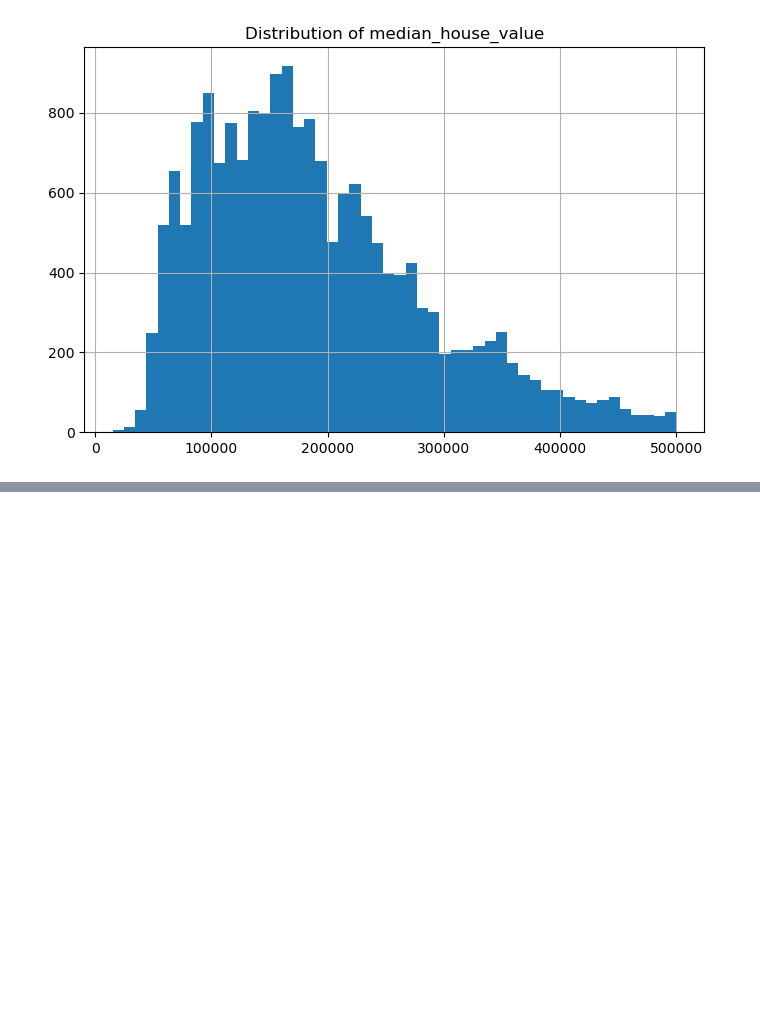
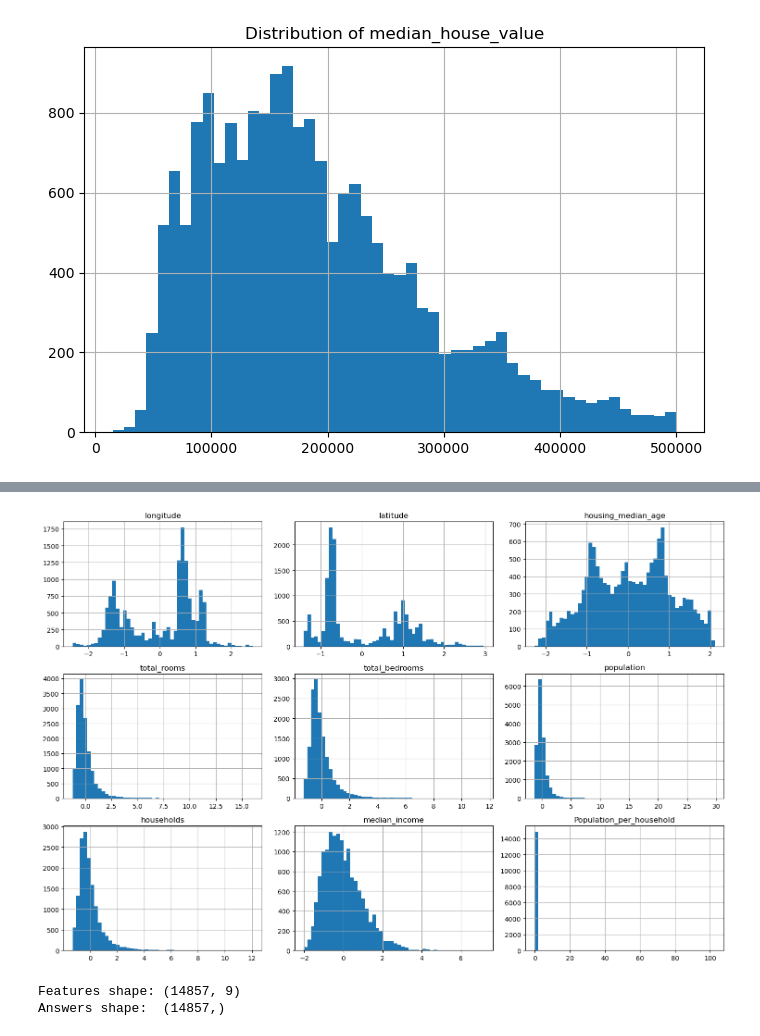
Before and after one commit to loveyadav1015/ML-MODEL-LR, a Jupyter notebook: model.ipynb, the cells around one changed output, grey strips where cells are left out. Saved outputs shown, nothing was run; the diff lists cells and outputs as text; code cells hidden in the pictures; blank space fills up the shorter version.

```diff
--- a/model.ipynb
+++ b/model.ipynb
@@ -72,6 +75,7 @@ plt.show()
 # %%
 # lets remove the non numerical data set.
 # removed the ocean_proximity as it don;t contain any numerical value for  linear regression model
+df = df.drop('ocean_proximity' , axis=1)
 # remove the data from median_house_value , housing_median_age as it contain unwanted spike
 # %%
 df = df.drop(df[df['median_house_value'] > 500000].index)
@@ -99,11 +104,4 @@ plt.show()
 # %% [output]
 [figure]
 # %%
-
-df.hist(bins=50, figsize=(15, 10))
-
-# This layout command stops the titles and axes from squishing together
-plt.tight_layout()
-
-# Display the plot
-plt.show()
+df['Population_per_household'] = df['population']/df['households']
@@ -111,0 +118,47 @@ plt.show()
+# %%
+#lets do feature scaling on all the feature except median_house_value as it is a target value.
+# I will use Z-Score normalization
+
+feature_column = ["longitude","latitude" , "housing_median_age" ,"total_rooms","total_bedrooms","population","households","median_income","Population_per_household"]
+X = df[feature_column]
+y = df["median_house_value"]
+# %%
+#splitting the data into 80% training and 20% testing
+X_train ,  X_test ,y_train , y_test = train_test_split(X,y,test_size=0.2,random_state=900)
+
+train_mean = X_train.mean()
+train_std = X_train.std()
+
+X_train_scaled = (X_train - train_mean)/train_std
+X_test_scaled = (X_test - train_mean) / train_std
+# %%
+X_train_scaled.hist(bins=50, figsize=(15, 10))
+
+# This layout command stops the titles and axes from squishing together
+plt.tight_layout()
+
+# Display the plot
+plt.show()
+# %% [output]
+[figure, added]
+# %%
+# lets start building algorithm
+X_train_scaled_np = X_train_scaled.to_numpy()
+y_train_np = y_train.to_numpy().flatten()
+
+#Initializing weight and baise
+w_init = np.zeros(X.shape[1])
+#w.shape = (9,)
+b_init = 0.0
+
+
+iterations = 1500
+
+alpha =  0.1
+
+
+print(f"Features shape: {X_train_scaled_np.shape}")
+print(f"Answers shape:  {y_train_np.shape}")
+# %% [output]
+Features shape: (14857, 9)
+Answers shape:  (14857,)
```
Also changed, not shown: parts of 13 cells of this notebook, 1 other file.
